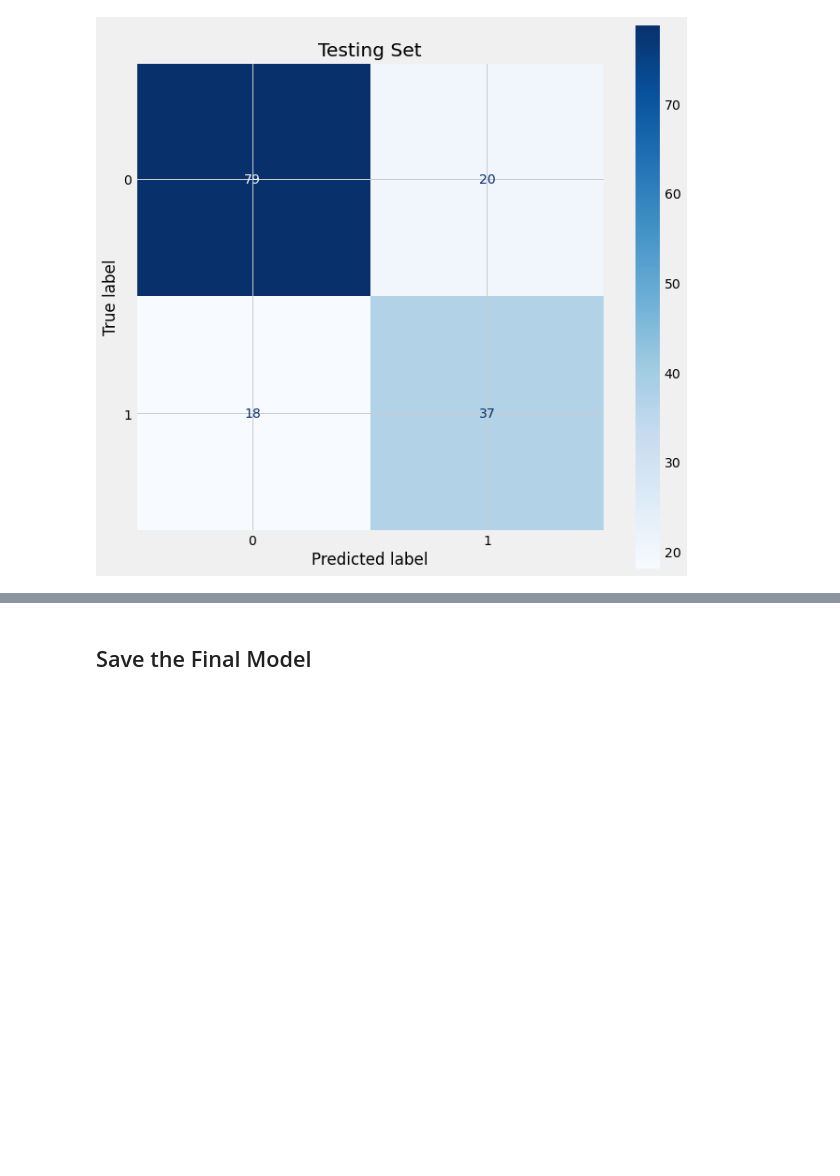
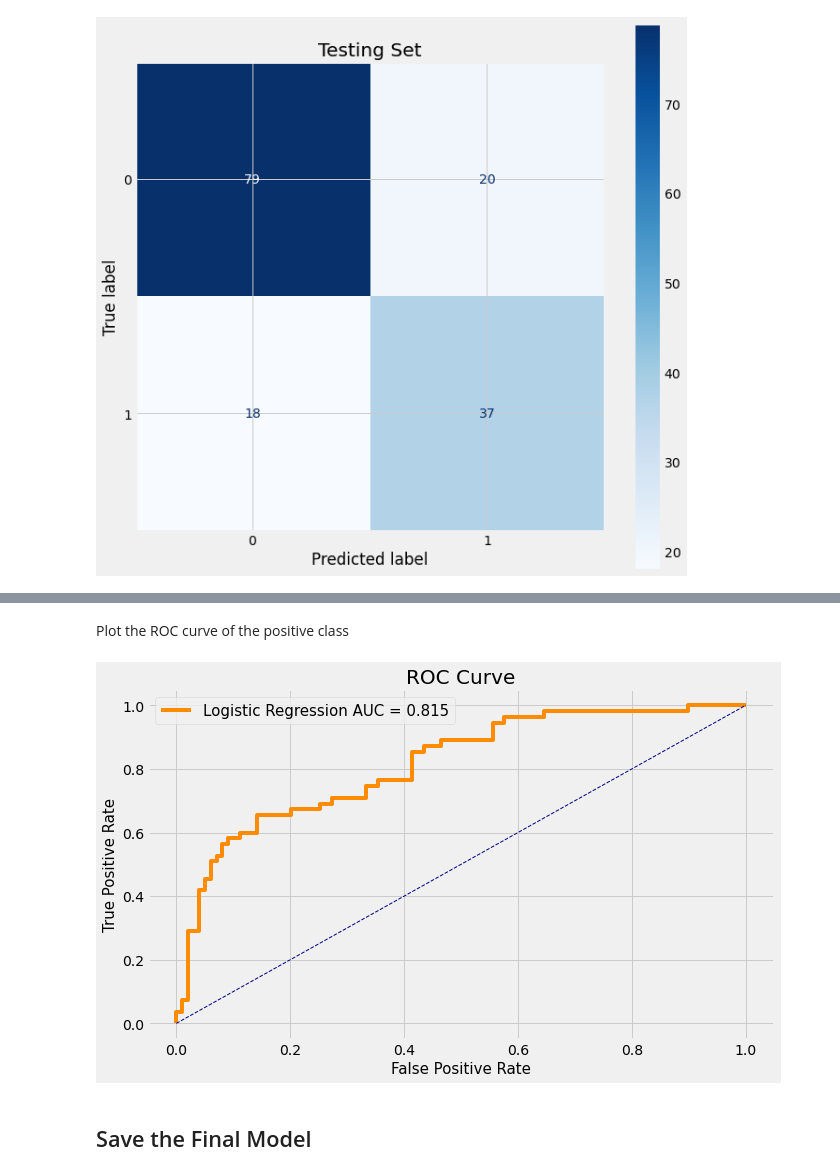
Before and after one commit to trizkynoviandy/pima-indian-diabetes, a Jupyter notebook: diabetes_prediction.ipynb, the cells around one changed output, grey strips where cells are left out. Drawn from its saved outputs; the diff is of its cells as text; code cells hidden in the pictures; blank space fills up the shorter version.

```diff
--- a/diabetes_prediction.ipynb
+++ b/diabetes_prediction.ipynb
@@ -317,3 +324,20 @@ conf_mat_test.plot(cmap=plt.cm.Blues, ax=ax);
+# %% [markdown]
+Plot the ROC curve of the positive class
+# %%
+clf_proba = clf.predict_proba(X_test)[:, 1]
+fpr, tpr, thresholds = roc_curve(y_test, clf_proba)
+roc_auc = auc(fpr, tpr)
+
+plt.figure(figsize=(10, 6))
+plt.plot(fpr, tpr, label=f"Logistic Regression AUC = {roc_auc:.3f}", color="darkorange")
+plt.plot([0, 1], [0, 1], color="navy", lw=1, linestyle="--")
+plt.title("ROC Curve", fontsize=20)
+plt.xlabel("False Positive Rate", fontsize=15)
+plt.ylabel("True Positive Rate", fontsize=15)
+plt.legend(fontsize=15)
+plt.show()
+# %% [output]
+[figure, added]
 # %% [markdown]
 ## Save the Final Model
 # %%
```
Also changed, not shown: parts of 10 cells of this notebook.
